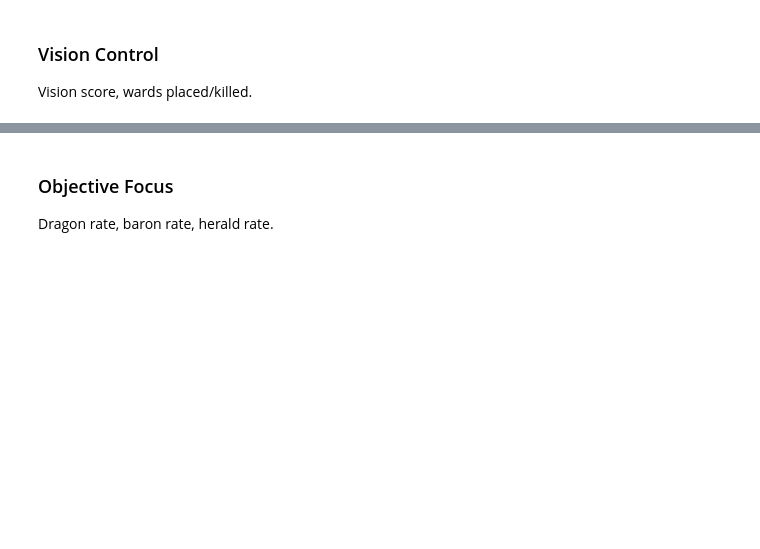
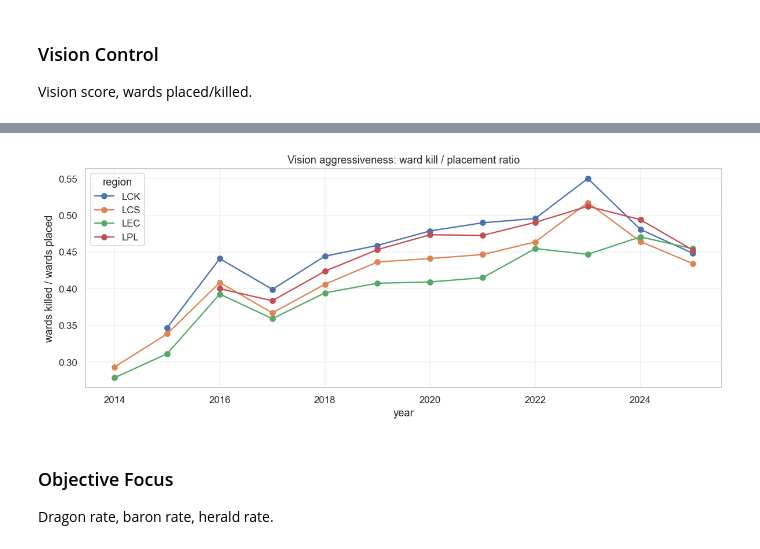
Before and after one commit to LUNARKN1GHT/lol_esports, a Jupyter notebook: lol_esports.ipynb, the cells around one changed output, grey strips where cells are left out. Cells and saved outputs as stored; diff of their text form; code cells hidden in the pictures; blank space fills up the shorter version.

```diff
--- a/lol_esports.ipynb
+++ b/lol_esports.ipynb
@@ -754,3 +793,24 @@ Vision score, wards placed/killed.
+# %%
+# 反眼率 = wards_killed / wards_placed_opp（但这里直接用比值 wards_killed / wards_placed 作为代理）
+# 反眼率：杀眼 / 放眼，越高 = 视野策略越激进（主动反眼 vs 被动放眼）
+ward_ratio = (
+    filt_vis.assign(kill_place_ratio=lambda d: d["wards_killed_avg"] / d["wards_placed_avg"])
+    .groupby(["year", "region"])["kill_place_ratio"]
+    .mean()
+    .unstack("region")
+)
+
+fig, ax = plt.subplots(figsize=(11, 4.5))
+ward_ratio.plot(ax=ax, marker="o")
+ax.set_title("Vision aggressiveness: ward kill / placement ratio")
+ax.set_xlabel("year")
+ax.set_ylabel("wards killed / wards placed")
+ax.grid(alpha=0.3)
+ax.legend(title="region")
+plt.tight_layout()
+plt.show()
+# %% [output]
+[figure, added]
 # %% [markdown]
 ### Objective Focus
 
```
Also changed, not shown: parts of 3 cells of this notebook, 1 other file.
